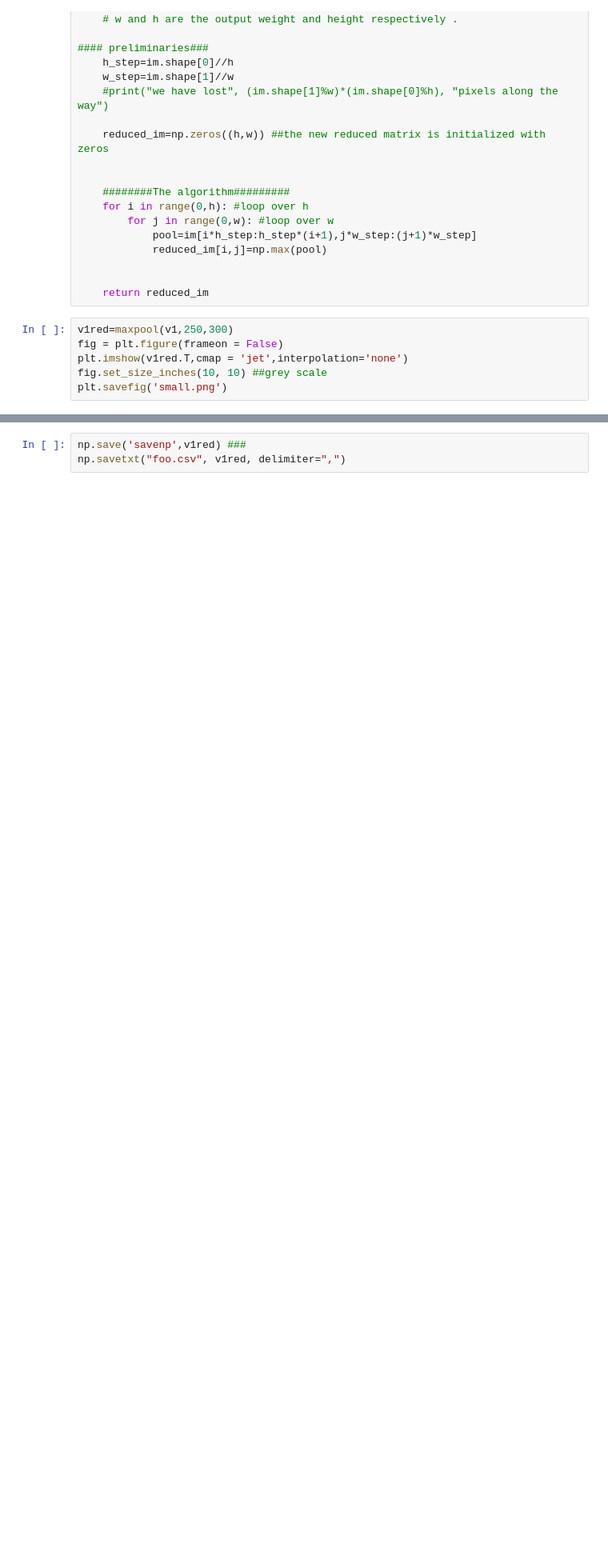
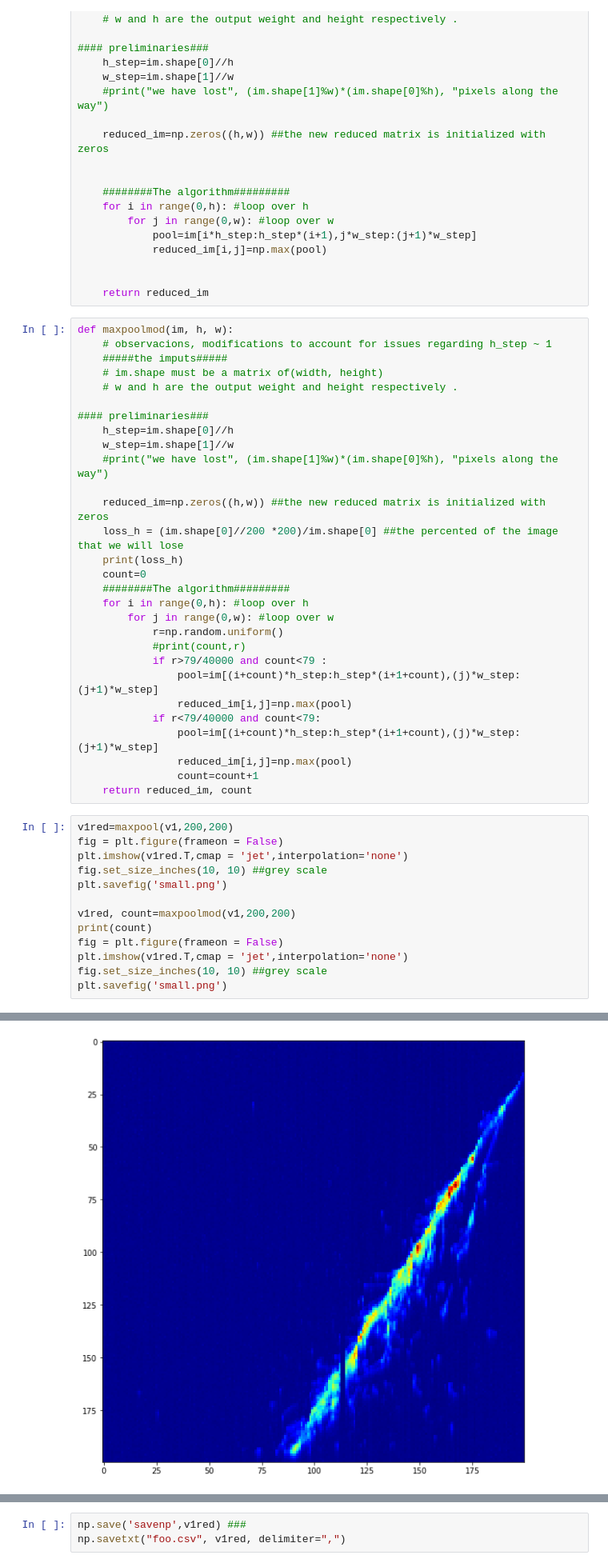
Before and after one commit to Ssciences/DeepNeutrino, a Jupyter notebook: Preliminaries.ipynb, the cells around one changed output, grey strips where cells are left out. Shown at 80% size. Cells and saved outputs as stored; diff of their text form; blank space fills up the shorter version.

Commit message:
add function maxpoolmod

```diff
--- a/Preliminaries.ipynb
+++ b/Preliminaries.ipynb
@@ -89,10 +89,46 @@ def maxpool(im, h, w):
 
 
     return reduced_im
+# %%
+def maxpoolmod(im, h, w):
+    # observacions, modifications to account for issues regarding h_step ~ 1
+    #####the imputs#####
+    # im.shape must be a matrix of(width, height)
+    # w and h are the output weight and height respectively .
+
+#### preliminaries###
+    h_step=im.shape[0]//h
+    w_step=im.shape[1]//w
+    #print("we have lost", (im.shape[1]%w)*(im.shape[0]%h), "pixels along the way")
+
+    reduced_im=np.zeros((h,w)) ##the new reduced matrix is initialized with zeros
+    loss_h = (im.shape[0]//200 *200)/im.shape[0] ##the percented of the image that we will lose
+    print(loss_h)
+    count=0
+    ########The algorithm#########
+    for i in range(0,h): #loop over h
+        for j in range(0,w): #loop over w
+            r=np.random.uniform()
+            #print(count,r)
+            if r>79/40000 and count<79 :
+                pool=im[(i+count)*h_step:h_step*(i+1+count),(j)*w_step:(j+1)*w_step]
+                reduced_im[i,j]=np.max(pool)
+            if r<79/40000 and count<79:
+                pool=im[(i+count)*h_step:h_step*(i+1+count),(j)*w_step:(j+1)*w_step]
+                reduced_im[i,j]=np.max(pool)
+                count=count+1
+    return reduced_im, count
 # %%
-v1red=maxpool(v1,250,300)
+v1red=maxpool(v1,200,200)
 fig = plt.figure(frameon = False)
 plt.imshow(v1red.T,cmap = 'jet',interpolation='none')
 fig.set_size_inches(10, 10) ##grey scale
 plt.savefig('small.png')
+
+v1red, count=maxpoolmod(v1,200,200)
+print(count)
+fig = plt.figure(frameon = False)
+plt.imshow(v1red.T,cmap = 'jet',interpolation='none')
+fig.set_size_inches(10, 10) ##grey scale
+plt.savefig('small.png')
 # %% [output]
@@ -99,0 +138 @@ plt.savefig('small.png')
+[figure, added]
```
Also changed, not shown: parts of 7 cells of this notebook.
